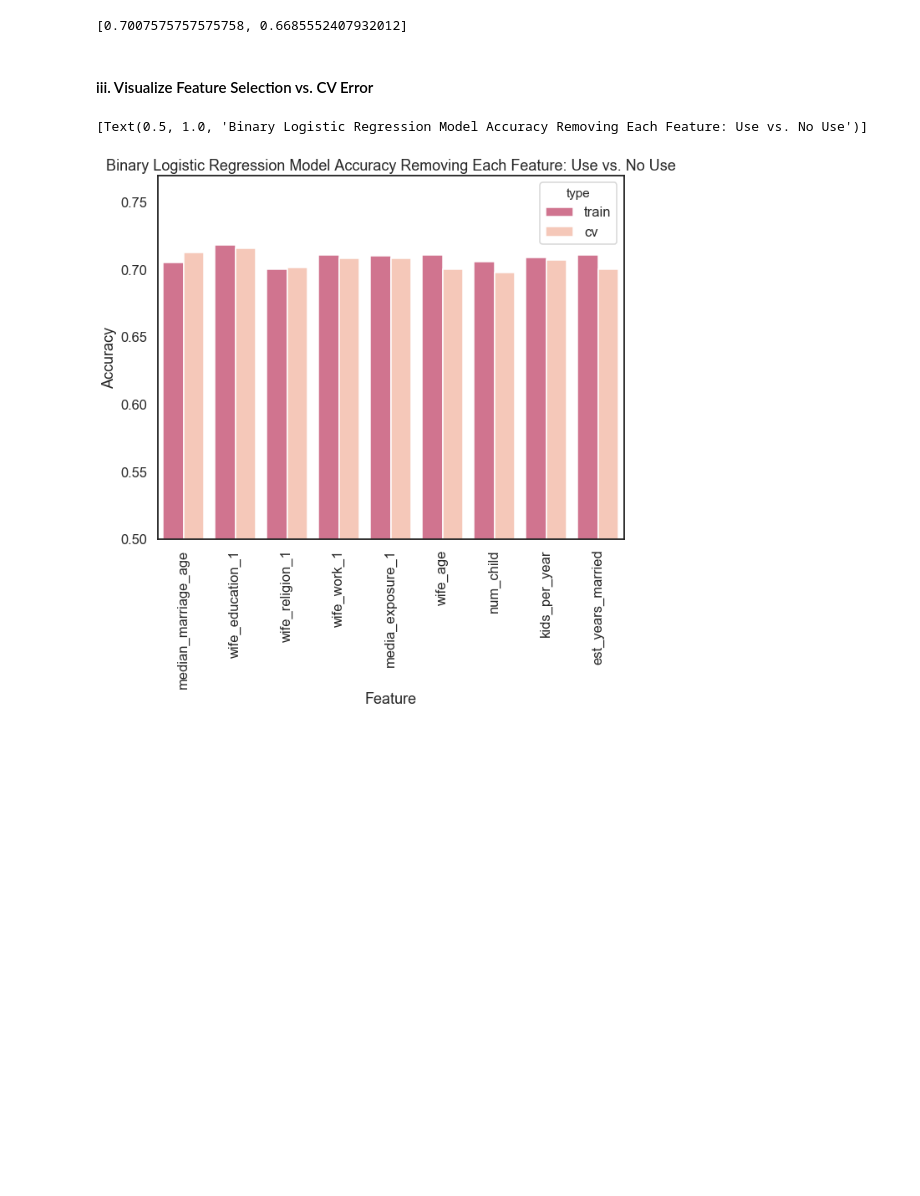
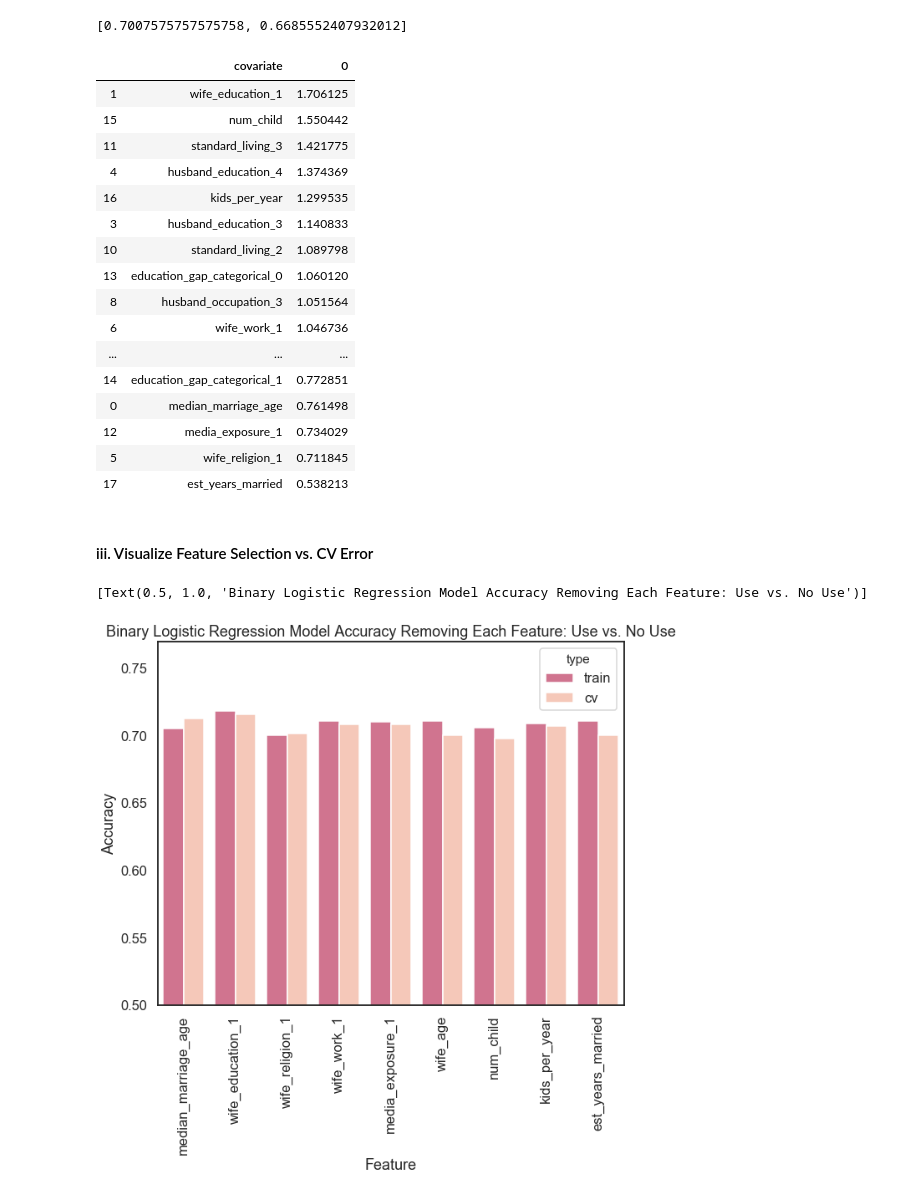
Before and after one commit to palautatan/contraception, a Jupyter notebook: 2-scripts/espejo/final-project.ipynb, the cells around one changed output. Saved outputs shown, nothing was run; the diff lists cells and outputs as text; code cells hidden in the pictures; blank space fills up the shorter version.

```diff
--- a/2-scripts/espejo/final-project.ipynb
+++ b/2-scripts/espejo/final-project.ipynb
@@ -678,6 +760,30 @@ test_accuracy_cv_binary  = binary_logit_cv.score(X = X_test_binary, y = Y_test_b
 [train_accuracy_cv_binary, test_accuracy_cv_binary]
 # %% [output]
 [0.7007575757575758, 0.6685552407932012]
+# %%
+coef_df = pd.DataFrame(np.exp(binary_logit_cv.coef_)).T
+coef_df.insert(0, 'covariate', X_train_binary.columns)
+coef_df = coef_df.sort_values(by=0, ascending=False)
+coef_df.to_csv('../../3-output/binary-logit-cv-coef.csv')
+coef_df
+# %% [output]
+|  | covariate | 0 |
+| 1 | wife_education_1 | 1.706125 |
+| 15 | num_child | 1.550442 |
+| 11 | standard_living_3 | 1.421775 |
+| 4 | husband_education_4 | 1.374369 |
+| 16 | kids_per_year | 1.299535 |
+| 3 | husband_education_3 | 1.140833 |
+| 10 | standard_living_2 | 1.089798 |
+| 13 | education_gap_categorical_0 | 1.060120 |
+| 8 | husband_occupation_3 | 1.051564 |
+| 6 | wife_work_1 | 1.046736 |
+| ... | ... | ... |
+| 14 | education_gap_categorical_1 | 0.772851 |
+| 0 | median_marriage_age | 0.761498 |
+| 12 | media_exposure_1 | 0.734029 |
+| 5 | wife_religion_1 | 0.711845 |
+| 17 | est_years_married | 0.538213 |
 # %% [markdown]
 #### iii. Visualize Feature Selection vs. CV Error
 # %%
```
Also changed, not shown: parts of 19 cells of this notebook, 6 other files.
